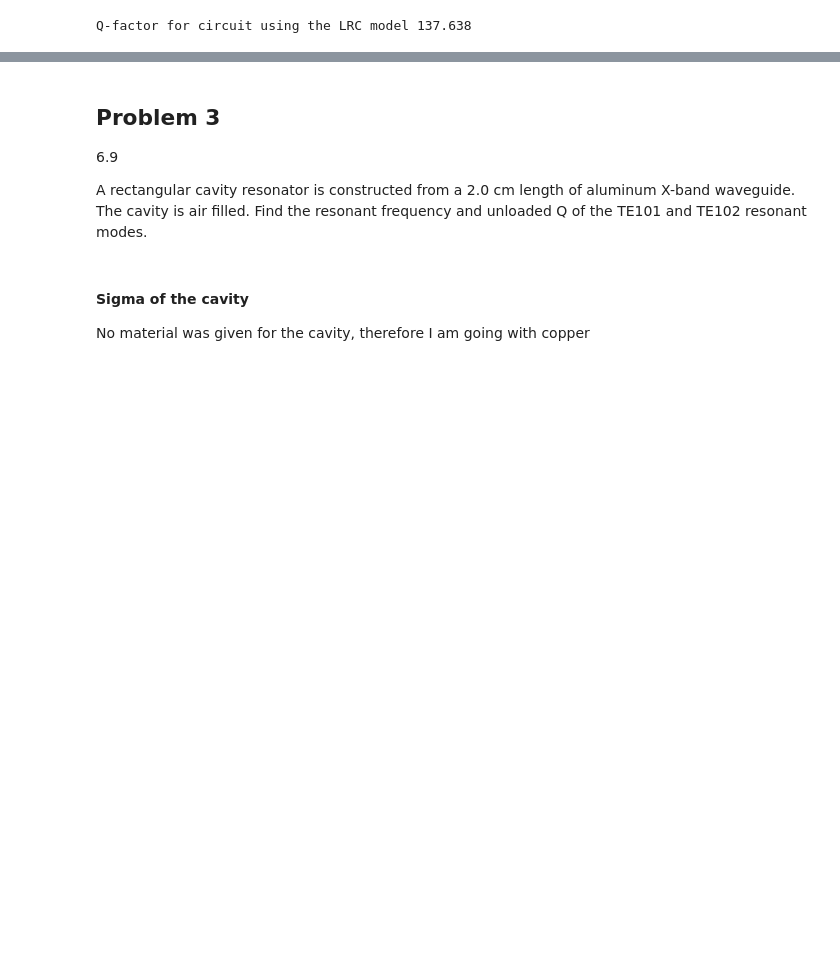
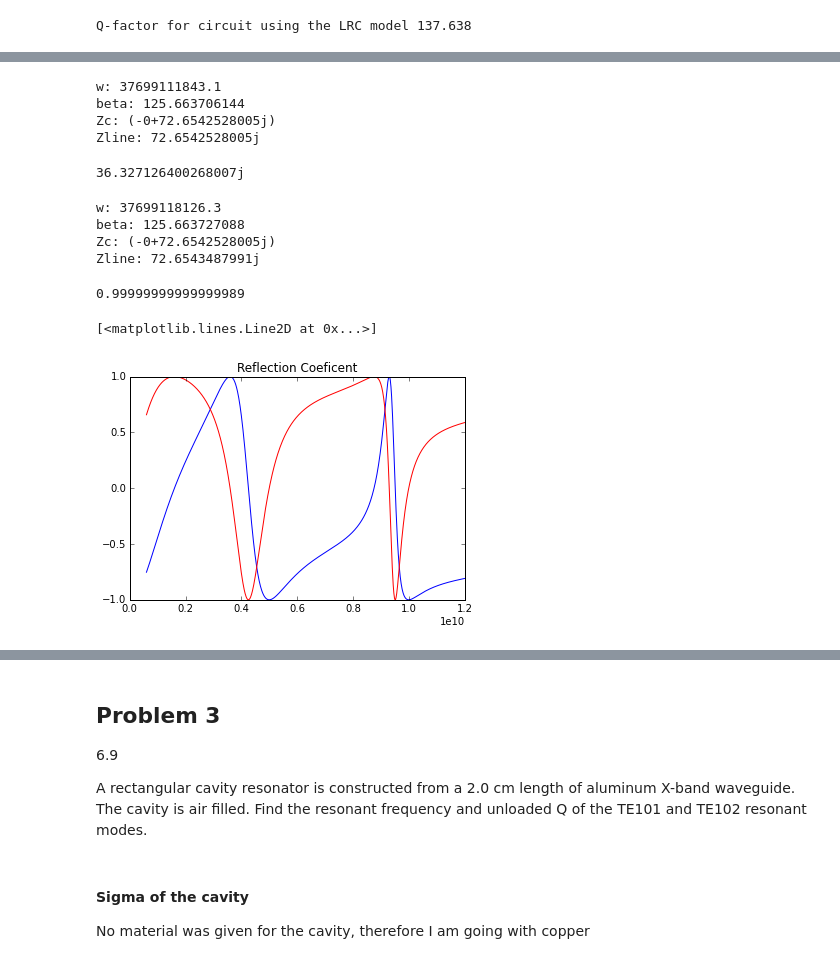
Before and after one commit to TheWylieStCoyote/EEE545_HomeWork, a Jupyter notebook: hw2/HW2.ipynb, the cells around one changed output, grey strips where cells are left out. Cells and saved outputs as stored; diff of their text form; code cells hidden in the pictures; blank space fills up the shorter version.

```diff
--- a/hw2/HW2.ipynb
+++ b/hw2/HW2.ipynb
@@ -46,7 +48,7 @@ def bode_plot(x, y, title='', xlabel='', ylabel1='',ylabel2=''):
     plt.ylabel(ylabel2)
     plt.show()
 # %%
-def rollback(Zo,ZL,l,gamma):
+def rollback(Zo,ZL,l,beta):
     ''' rollback of a load
 
     Parameter
@@ -57,7 +59,7 @@ def rollback(Zo,ZL,l,gamma):
         The load impedence of the tranmission line
     l: float
         The lenght of the transmission line in meters
-    gamma: float, complex, ndarray dtype= float or complex
+    beta: float, complex, ndarray dtype= float or complex
         propigation constant of the transmission line
 
     retrun
@@ -71,13 +73,13 @@ def rollback(Zo,ZL,l,gamma):
     >>> rollback( Zo, ZL, l, gamma)
 
     '''
-    if type(l) is np.ndarray:
-        l_len = l.size
-        l.reshape((1,l_len))
-    elif type(gamma) is np.ndarray:
-        gamma_len = gamma.size
-        gamma.reshape(gamma_len,1)
-    prop_const = np.dot(l,gamma)
+    #if type(l) is np.ndarray:
+    #    l_len = l.size
+    #    l.reshape((1,l_len))
+    #elif type(beta) is np.ndarray:
+    #    beta_len = beta.size
+    #    beta.reshape(beta_len,1)
+    prop_const = np.dot(l,beta)
     sin_prop_const = np.sin(prop_const)
     cos_prop_const = np.cos(prop_const)
     return Zo*((ZL*cos_prop_const+1j*Zo*sin_prop_const)/
@@ -225,0 +236,20 @@ Q-factor for circuit using the LRC model 137.638
+# %%
+Z_res(wo/(2*np.pi))
+# %% [output]
+w: 37699111843.1
+beta: 125.663706144
+Zc: (-0+72.6542528005j)
+Zline: 72.6542528005j
+36.327126400268007j
+# %%
+gamma_mag(wo/(2*np.pi)+1000)
+# %% [output]
+w: 37699118126.3
+beta: 125.663727088
+Zc: (-0+72.6542528005j)
+Zline: 72.6543487991j
+0.99999999999999989
+# %%
+fo
+freq = np.linspace(fo/10,2*fo,1000)
+#plt.plot(freq,gamma_mag(freq))
@@ -225,0 +354,14 @@ Q-factor for circuit using the LRC model 137.638
+# %%
+w = 2*np.pi*freq
+beta = ( w ) / Co
+Zc = 1/(1j*w*Capacitor)
+z = rollback( 100., 0, l, beta)
+Zin = (z**-1+Zc**-1)**-1
+gamma1 = (Zin-100)/(Zin+100)
+plt.title("Reflection Coeficent")
+plt.plot(freq,np.real(gamma1),'b')
+plt.plot(freq,np.imag(gamma1),'r')
+plt.plot(freq,np.abs(gamma1),'black')
+# %% [output]
+[<matplotlib.lines.Line2D at 0x...>]
+[figure, added]
```
Also changed, not shown: parts of 10 cells of this notebook.
